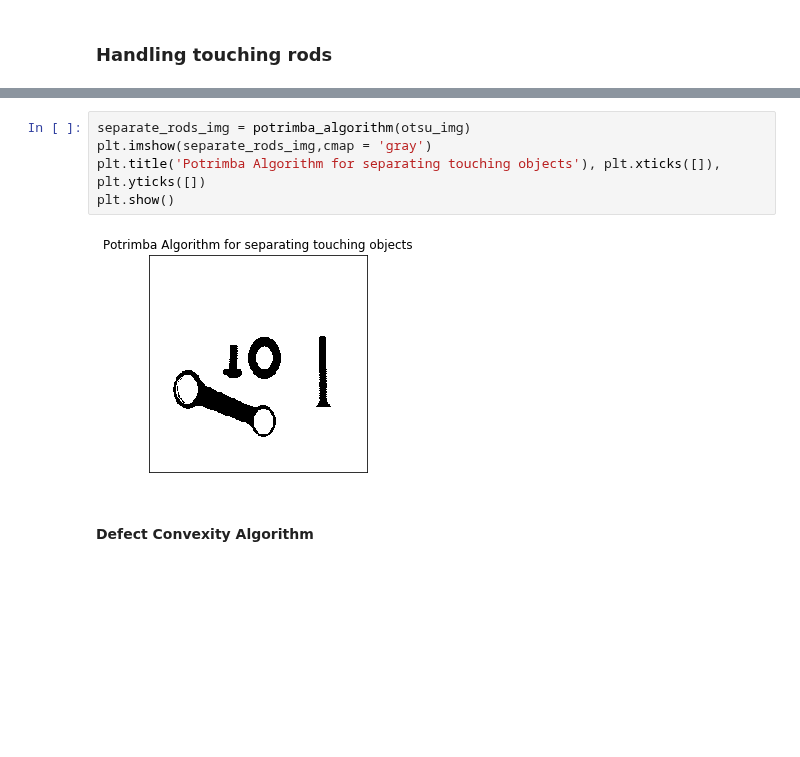
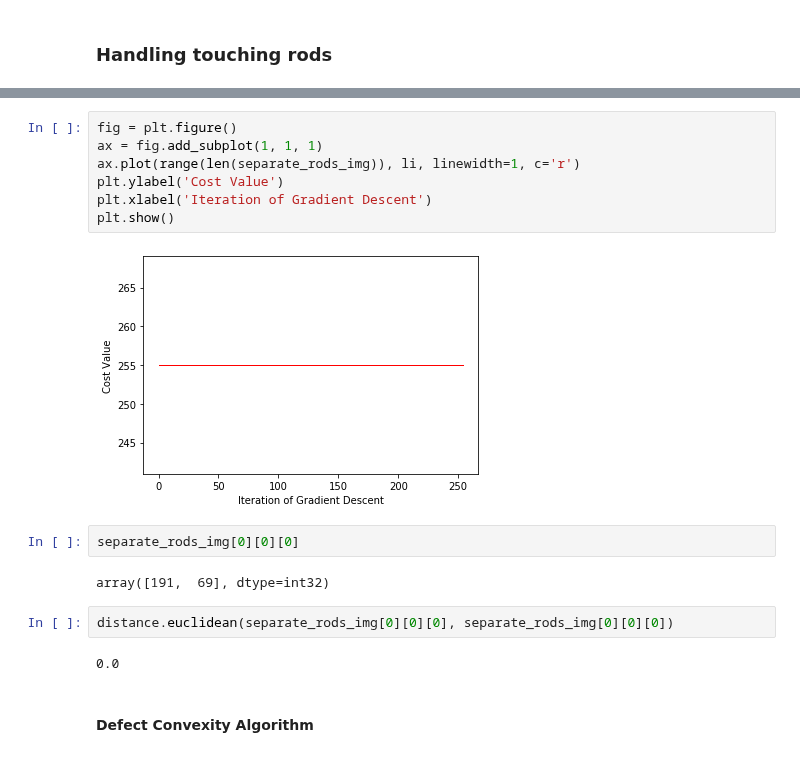
Before and after one commit to pptr3/connecting-rods, a Jupyter notebook: Connecting Rods.ipynb, the cells around one changed output, grey strips where cells are left out. Drawn from its saved outputs; the diff is of its cells as text; blank space fills up the shorter version.

```diff
--- a/Connecting Rods.ipynb
+++ b/Connecting Rods.ipynb
@@ -132,10 +93,20 @@ plt.show()
-# %%
-separate_rods_img = potrimba_algorithm(otsu_img)
-plt.imshow(separate_rods_img,cmap = 'gray')
-plt.title('Potrimba Algorithm for separating touching objects'), plt.xticks([]), plt.yticks([])
-plt.show()
-# %% [output]
-[figure, removed]
+# %%
+fig = plt.figure()
+ax = fig.add_subplot(1, 1, 1)
+ax.plot(range(len(separate_rods_img)), li, linewidth=1, c='r')
+plt.ylabel('Cost Value')
+plt.xlabel('Iteration of Gradient Descent')
+plt.show()
+# %% [output]
+[figure, added]
+# %%
+separate_rods_img[0][0][0]
+# %% [output]
+array([191,  69], dtype=int32)
+# %%
+distance.euclidean(separate_rods_img[0][0][0], separate_rods_img[0][0][0])
+# %% [output]
+0.0
 # %% [markdown]
 #### Defect Convexity Algorithm
 # %%
```
Also changed, not shown: parts of 6 cells of this notebook.
